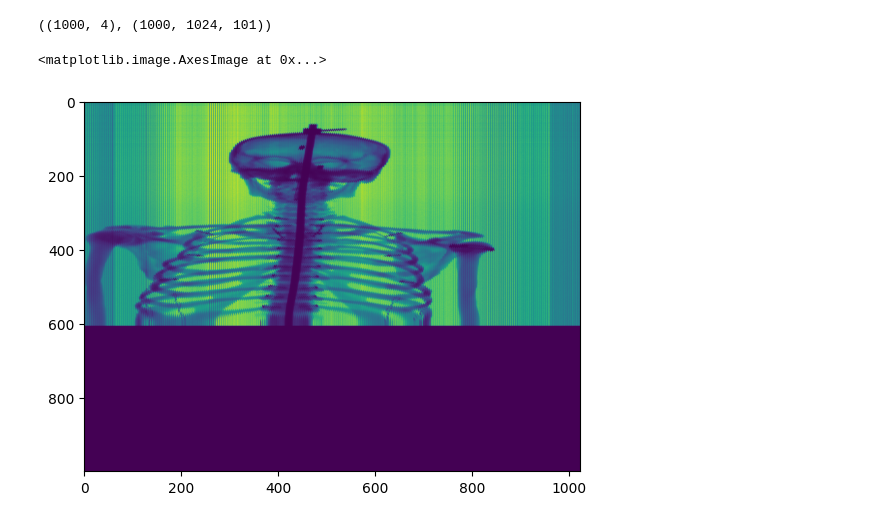
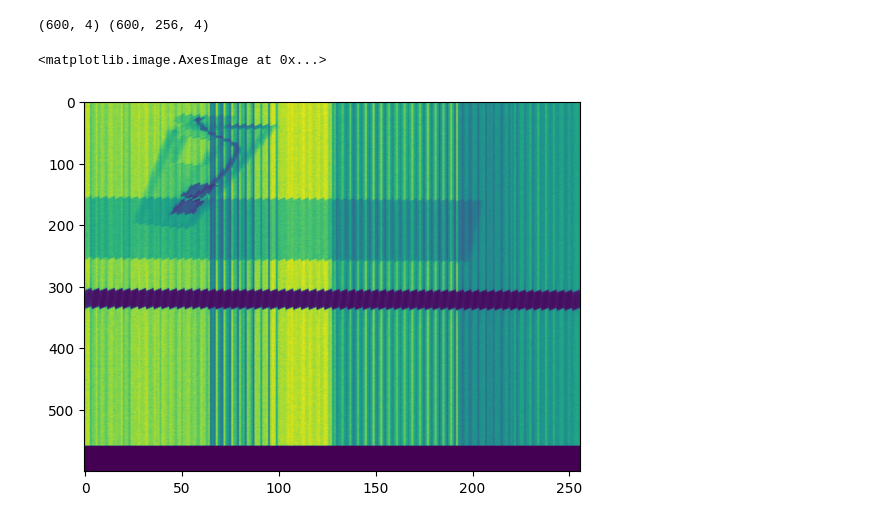
Before and after one commit to hqllab/Acq_gui, a Jupyter notebook: src/check_data.ipynb, the cells around one changed output. Saved outputs shown, nothing was run; the diff lists cells and outputs as text; code cells hidden in the pictures.

```diff
--- a/src/check_data.ipynb
+++ b/src/check_data.ipynb
@@ -10,10 +30,9 @@ sag_filepath = r"C:\Users\vplus\Documents\Projects\Acq_gui\ScanTask_600_100mmps_
 # %%
+cor_filepath = r"D:\Acq_gui\ScanTask_0022_100mmps_80kv_10ma_recon_10mspf_sid1000_cor.mat"
 cor_pos, cor_data = load_mat_from_file(cor_filepath)
-cor_pos.shape, cor_data.shape
+print(cor_pos.shape, cor_data.shape)
+plt.imshow(cor_data.sum(axis=2), aspect='auto')
 # %% [output]
-((1000, 4), (1000, 1024, 101))
+(600, 4) (600, 256, 4)
+<matplotlib.image.AxesImage at 0x...>
+[figure, added]
-# %%
-plt.imshow(cor_data.sum(axis=2), aspect='auto')
-# %% [output]
-<matplotlib.image.AxesImage at 0x...>
-[figure, removed]
```
Also changed, not shown: parts of 9 cells of this notebook, 7 other files.
